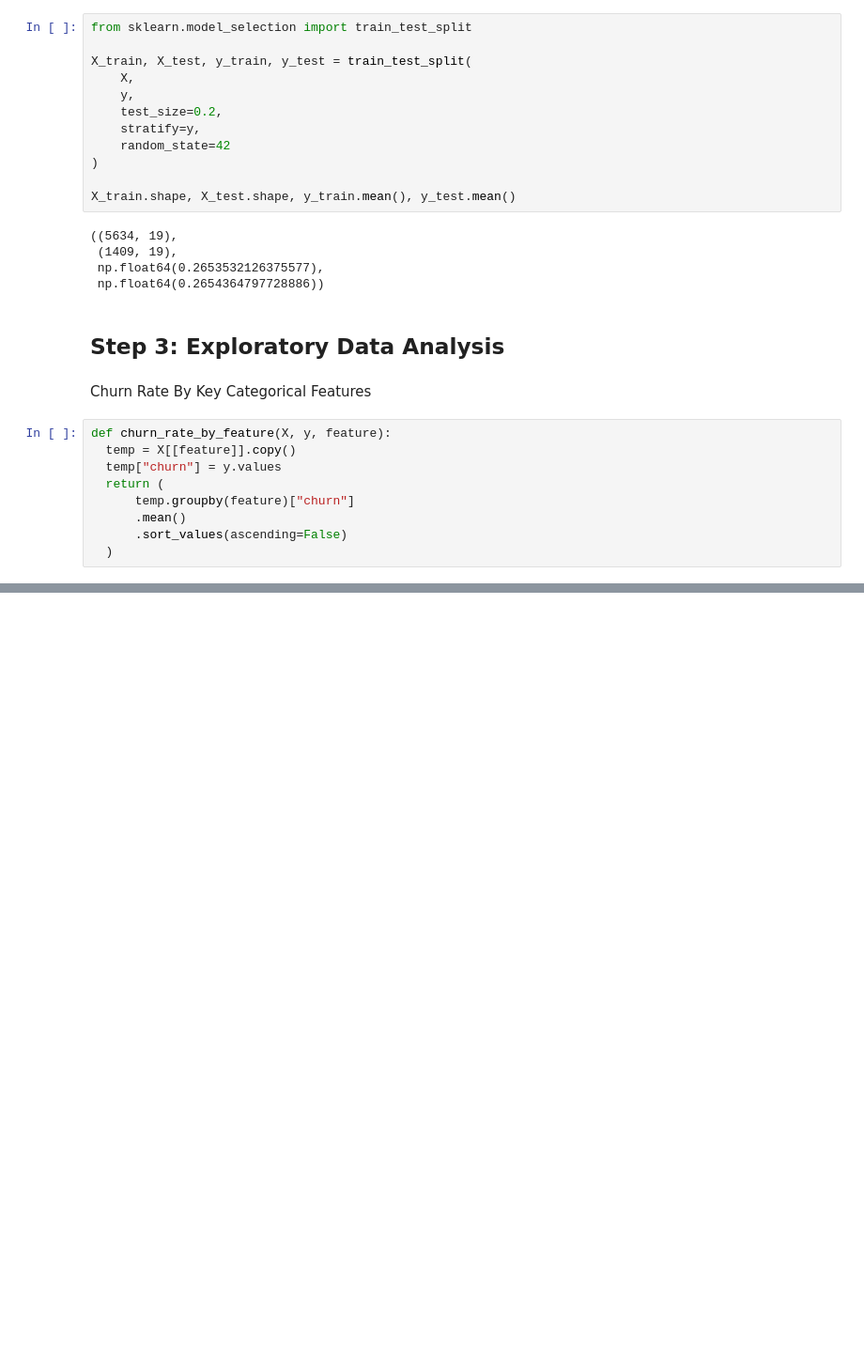
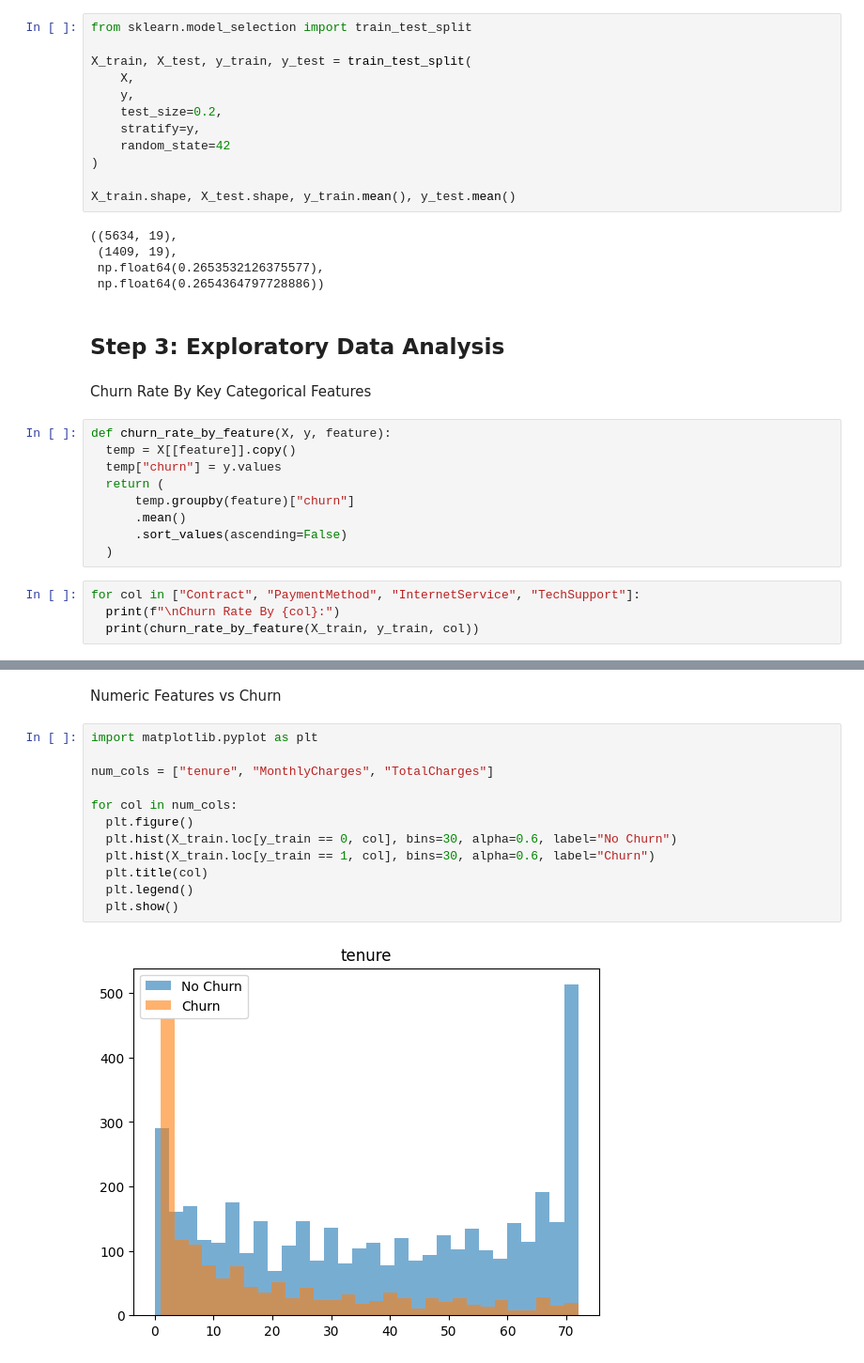
Before and after one commit to andrewmarasco/Capstone_Project__Customer_Churn_Binary_Classification, a Jupyter notebook: Customer_Churn_Classification_AM.ipynb, the cells around one changed output, grey strips where cells are left out. Shown at 94% size. Saved outputs shown, nothing was run; the diff lists cells and outputs as text; blank space fills up the shorter version.

```diff
--- a/Customer_Churn_Classification_AM.ipynb
+++ b/Customer_Churn_Classification_AM.ipynb
@@ -253,3 +253,7 @@ def churn_rate_by_feature(X, y, feature):
       .mean()
       .sort_values(ascending=False)
   )
+# %%
+for col in ["Contract", "PaymentMethod", "InternetService", "TechSupport"]:
+  print(f"\nChurn Rate By {col}:")
+  print(churn_rate_by_feature(X_train, y_train, col))
@@ -255,0 +278,16 @@ def churn_rate_by_feature(X, y, feature):
+# %% [markdown]
+Numeric Features vs Churn
+# %%
+import matplotlib.pyplot as plt
+
+num_cols = ["tenure", "MonthlyCharges", "TotalCharges"]
+
+for col in num_cols:
+  plt.figure()
+  plt.hist(X_train.loc[y_train == 0, col], bins=30, alpha=0.6, label="No Churn")
+  plt.hist(X_train.loc[y_train == 1, col], bins=30, alpha=0.6, label="Churn")
+  plt.title(col)
+  plt.legend()
+  plt.show()
+# %% [output]
+[figure, added]
```
Also changed, not shown: parts of 8 cells of this notebook.
